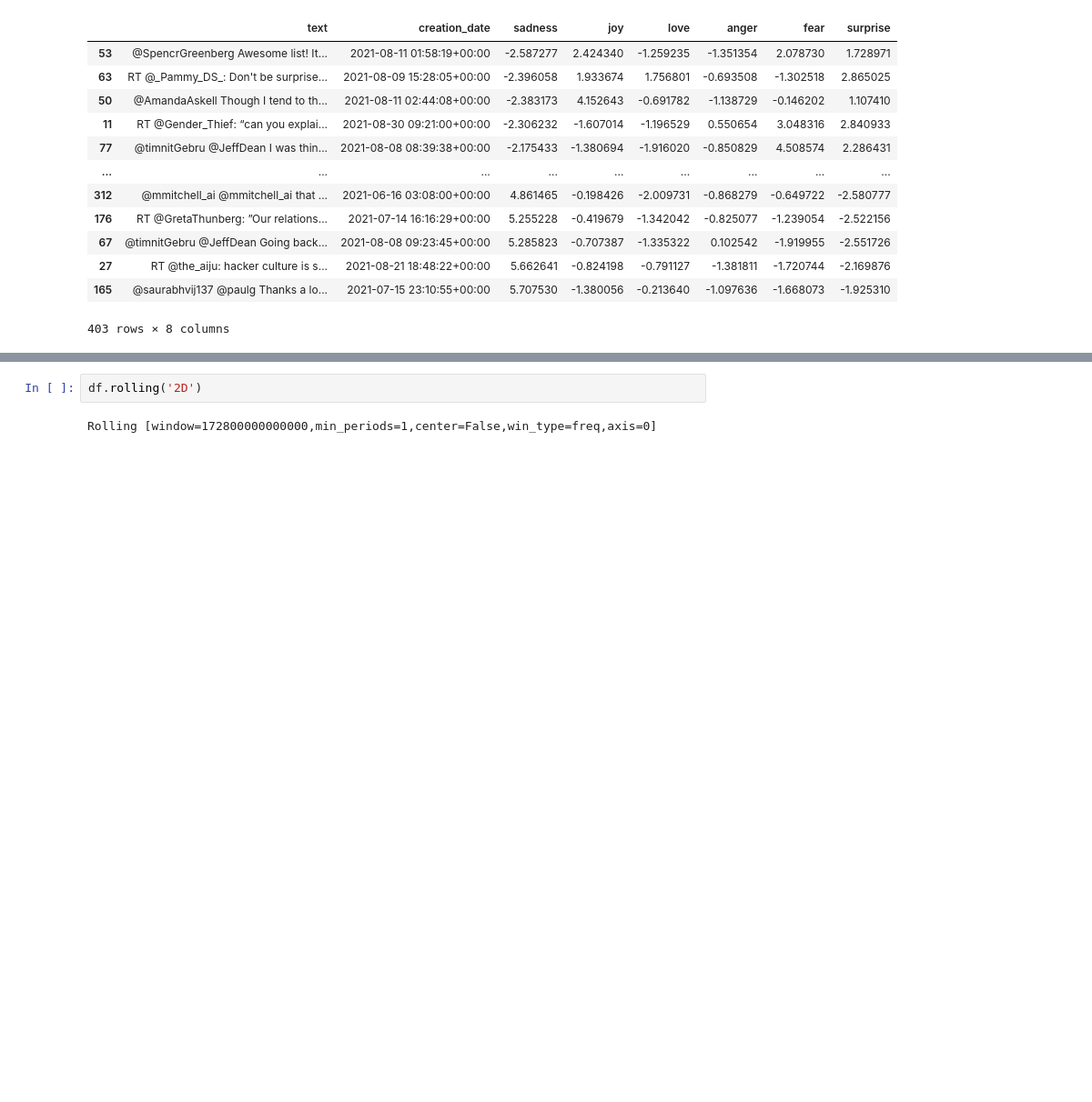
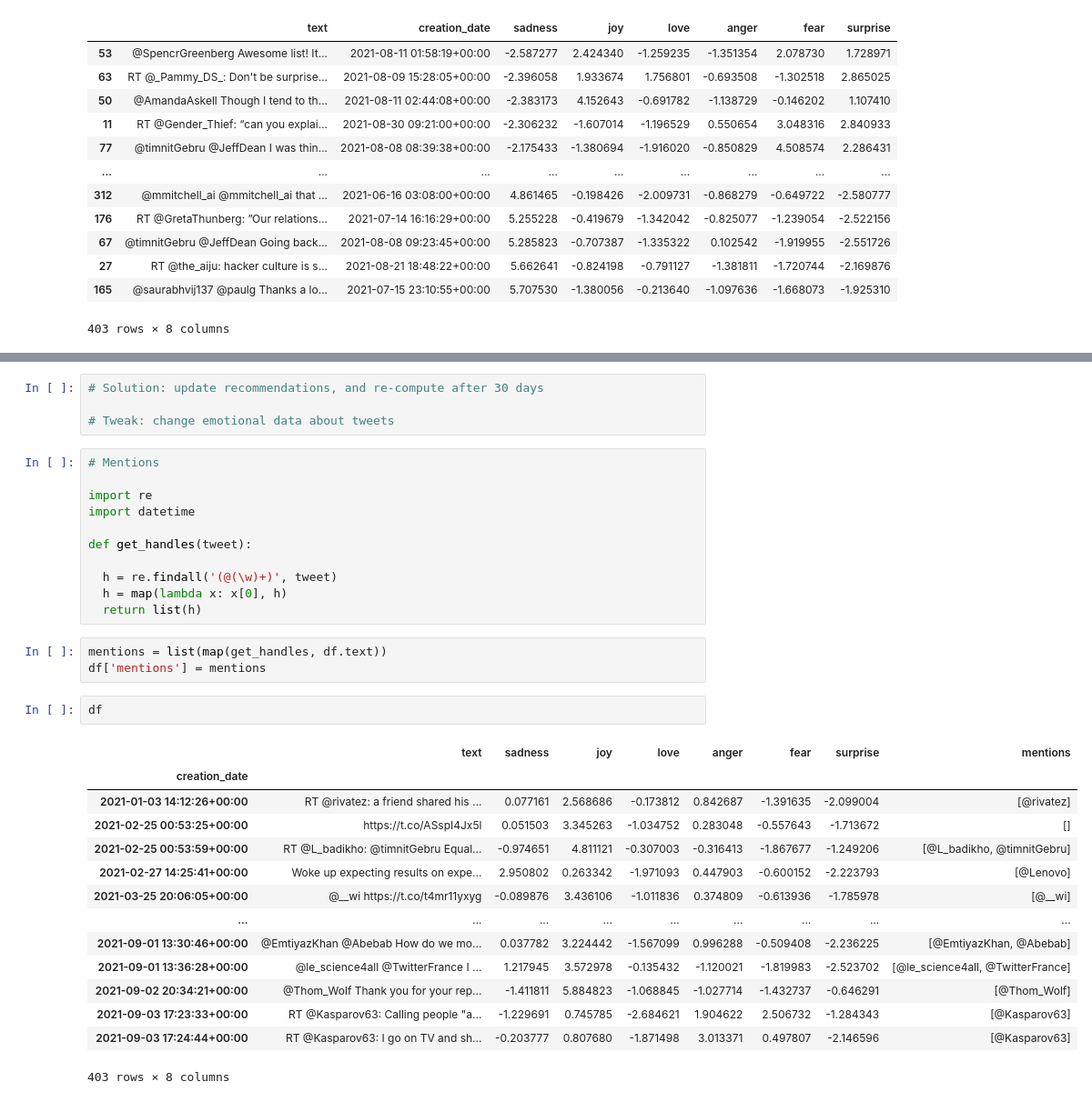
Before and after one commit to sergia-ch/twitter-emotions-friend, a Jupyter notebook: tweets-emotions-chart.ipynb, the cells around one changed output, grey strips where cells are left out. Shown at 91% size. Saved outputs shown, nothing was run; the diff lists cells and outputs as text; blank space fills up the shorter version.

```diff
--- a/tweets-emotions-chart.ipynb
+++ b/tweets-emotions-chart.ipynb
@@ -317,4 +388,35 @@ plt.plot(df.love.rolling(pd.Timedelta('7days')).mean())
+# %%
+# Solution: update recommendations, and re-compute after 30 days
+
+# Tweak: change emotional data about tweets
+# %%
+# Mentions
+
+import re
+import datetime
+
+def get_handles(tweet):
+
+  h = re.findall('(@(\w)+)', tweet)
+  h = map(lambda x: x[0], h)
+  return list(h)
+# %%
+mentions = list(map(get_handles, df.text))
+df['mentions'] = mentions
 # %%
-df.rolling('2D')
+df
 # %% [output]
+|  | text | sadness | joy | love | anger | fear | surprise | mentions |
+| creation_date |  |  |  |  |  |  |  |  |
+| 2021-01-03 14:12:26+00:00 | RT @rivatez: a friend shared his ... | 0.077161 | 2.568686 | -0.173812 | 0.842687 | -1.391635 | -2.099004 | [@rivatez] |
+| 2021-02-25 00:53:25+00:00 | https://t.co/ASspI4Jx5l | 0.051503 | 3.345263 | -1.034752 | 0.283048 | -0.557643 | -1.713672 | [] |
+| 2021-02-25 00:53:59+00:00 | RT @L_badikho: @timnitGebru Equal... | -0.974651 | 4.811121 | -0.307003 | -0.316413 | -1.867677 | -1.249206 | [@L_badikho, @timnitGebru] |
+| 2021-02-27 14:25:41+00:00 | Woke up expecting results on expe... | 2.950802 | 0.263342 | -1.971093 | 0.447903 | -0.600152 | -2.223793 | [@Lenovo] |
+| 2021-03-25 20:06:05+00:00 | @__wi https://t.co/t4mr11yxyg | -0.089876 | 3.436106 | -1.011836 | 0.374809 | -0.613936 | -1.785978 | [@__wi] |
+| ... | ... | ... | ... | ... | ... | ... | ... | ... |
+| 2021-09-01 13:30:46+00:00 | @EmtiyazKhan @Abebab How do we mo... | 0.037782 | 3.224442 | -1.567099 | 0.996288 | -0.509408 | -2.236225 | [@EmtiyazKhan, @Abebab] |
+| 2021-09-01 13:36:28+00:00 | @le_science4all @TwitterFrance I ... | 1.217945 | 3.572978 | -0.135432 | -1.120021 | -1.819983 | -2.523702 | [@le_science4all, @TwitterFrance] |
+| 2021-09-02 20:34:21+00:00 | @Thom_Wolf Thank you for your rep... | -1.411811 | 5.884823 | -1.068845 | -1.027714 | -1.432737 | -0.646291 | [@Thom_Wolf] |
+| 2021-09-03 17:23:33+00:00 | RT @Kasparov63: Calling people "a... | -1.229691 | 0.745785 | -2.684621 | 1.904622 | 2.506732 | -1.284343 | [@Kasparov63] |
+| 2021-09-03 17:24:44+00:00 | RT @Kasparov63: I go on TV and sh... | -0.203777 | 0.807680 | -1.871498 | 3.013371 | 0.497807 | -2.146596 | [@Kasparov63] |
-Rolling [window=172800000000000,min_periods=1,center=False,win_type=freq,axis=0]
+403 rows × 8 columns
```
Also changed, not shown: parts of 21 cells of this notebook.
